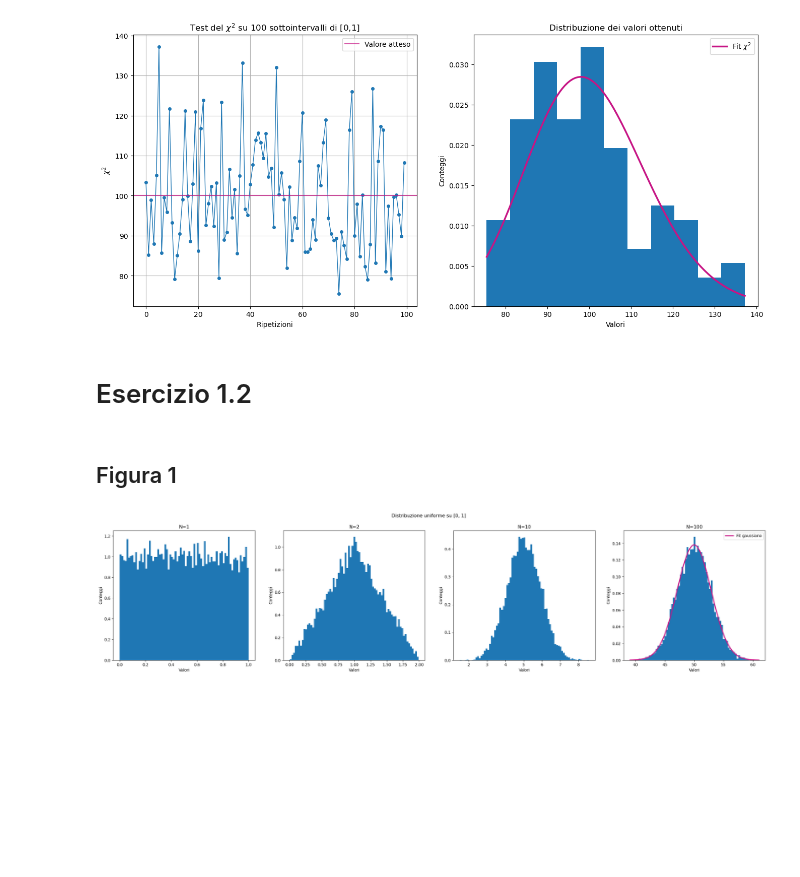
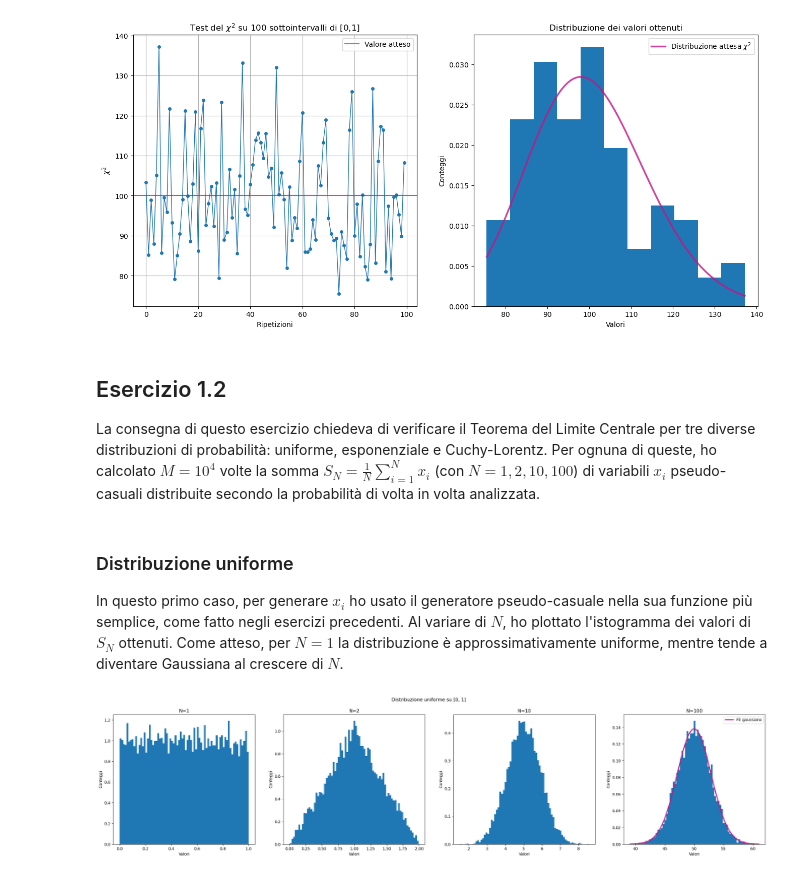
Before and after one commit to angela-bonato/LaboratorioSimulazioneNumerica, a Jupyter notebook: Es01/Esercitazione1.ipynb, the cells around one changed output. Saved outputs shown, nothing was run; the diff lists cells and outputs as text; code cells hidden in the pictures; blank space fills up the shorter version.

```diff
--- a/Es01/Esercitazione1.ipynb
+++ b/Es01/Esercitazione1.ipynb
@@ -50,33 +65,37 @@ plt.show()
 # %%
 Mchi=100  #numero intervalli considerati
 cx=np.arange(Mchi)  #vettore con le ascisse del plot
 cy=np.loadtxt("chiquad.dat", delimiter=" ", usecols=0,  unpack="true")  #vettore con le ordinate del plot
 
 dx=np.linspace(min(cy), max(cy), num=100)  #vettore per plottare il fit della distribuzione del chi2
 cmean=100
 
 fig ,(plt1, plt2) = plt.subplots(1, 2, figsize=(16, 7))
 
 plt1.plot(cx, cy, marker='o', markersize=4, linewidth=1)
 plt1.axhline(y=cmean, color="mediumvioletred", label="Valore atteso", alpha=0.7, linewidth=1.5)
 plt1.set_xlabel("Ripetizioni")
 plt1.set_ylabel(r"$\chi^2$")
 plt1.set_title(r"Test del $\chi^2$ su 100 sottointervalli di [0,1]")
 plt1.grid(True)
 plt1.legend()
 
 plt2.hist(cy, bins=11, density=True)
 plt2.set_xlabel("Valori")
 plt2.set_ylabel("Conteggi")
 plt2.set_title("Distribuzione dei valori ottenuti")
-plt2.plot(dx, chi2.pdf(dx, cmean), label=r"Fit $\chi^2$", color="mediumvioletred", linewidth=2.5)
+plt2.plot(dx, chi2.pdf(dx, cmean), label=r"Distribuzione attesa $\chi^2$", color="mediumvioletred", linewidth=2.5, alpha=0.8)
 plt2.legend()
 
 plt.show()
 # %% [output]
-[figure, old version]
+[figure, new version]
 # %% [markdown]
-# Esercizio 1.2
+## Esercizio 1.2
+
+La consegna di questo esercizio chiedeva di verificare il Teorema del Limite Centrale per tre diverse distribuzioni di probabilità: uniforme, esponenziale e Cuchy-Lorentz. Per ognuna di queste, ho calcolato $M=10^4$ volte la somma $S_N = \frac{1}{N}\sum_{i=1}^N x_i$ (con $N=1, 2, 10, 100$) di variabili $x_i$ pseudo-casuali distribuite secondo la probabilità di volta in volta analizzata.
 # %% [markdown]
-## Figura 1
+### Distribuzione uniforme
+
+In questo primo caso, per generare $x_i$ ho usato il generatore pseudo-casuale nella sua funzione più semplice, come fatto negli esercizi precedenti. Al variare di $N$, ho plottato l'istogramma dei valori di $S_N$ ottenuti. Come atteso, per $N=1$ la distribuzione è approssimativamente uniforme, mentre tende a diventare Gaussiana al crescere di $N$.
 # %%
```
Also changed, not shown: parts of 12 cells of this notebook.
